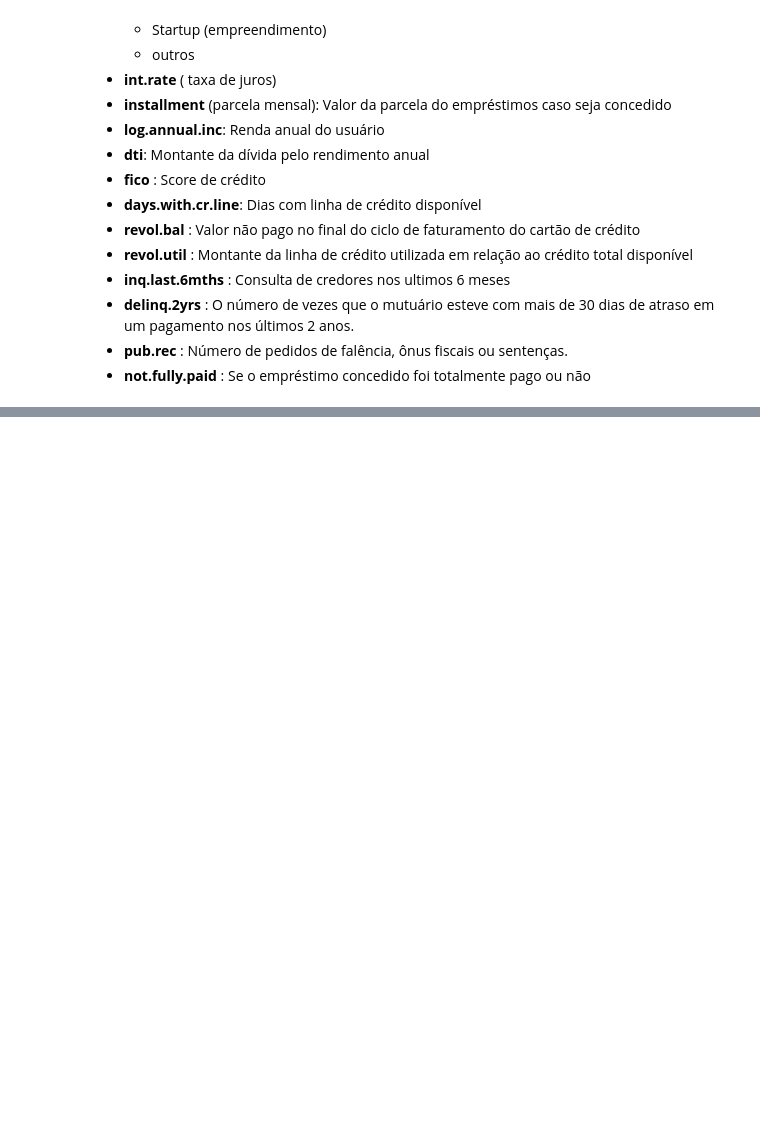
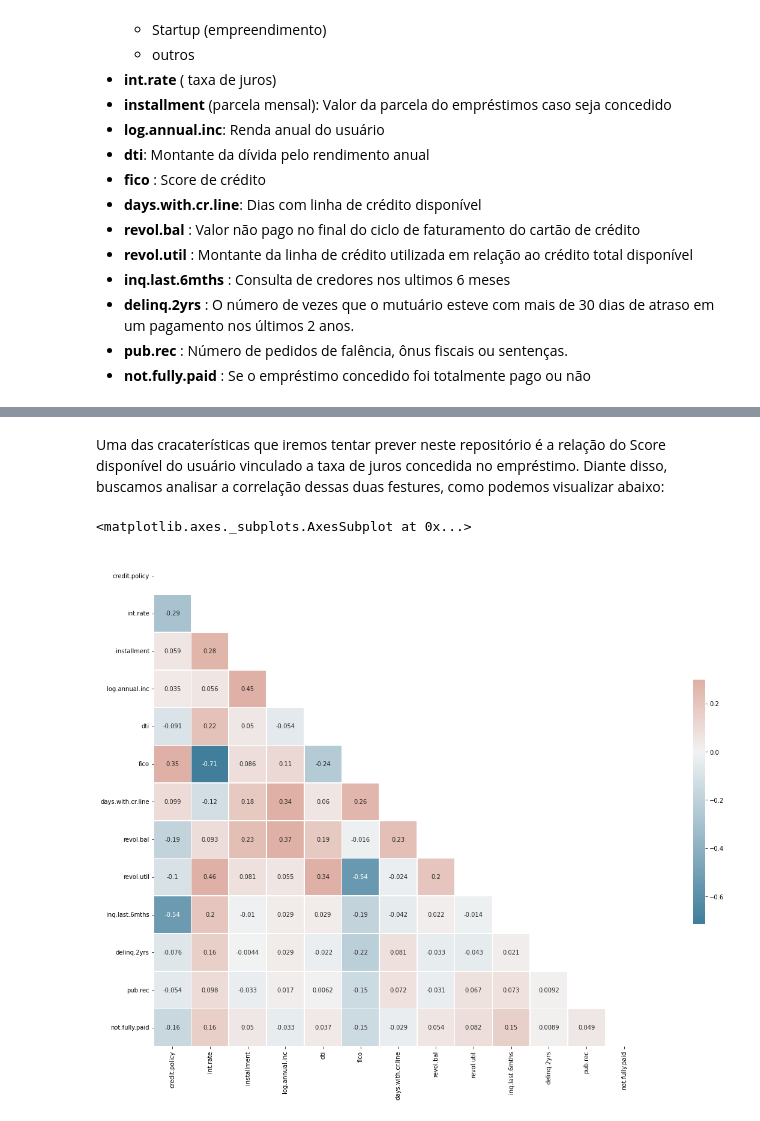
Before and after one commit to wander-asb/Emprestimos, a Jupyter notebook: emprestimos_previsao.ipynb, the cells around one changed output, grey strips where cells are left out. Drawn from its saved outputs; the diff is of its cells as text; code cells hidden in the pictures; blank space fills up the shorter version.

```diff
--- a/emprestimos_previsao.ipynb
+++ b/emprestimos_previsao.ipynb
@@ -63,0 +88,12 @@ df_emprestimos.tail()
+# %% [markdown]
+Uma das cracaterísticas que iremos tentar prever neste repositório é a relação do Score disponível do usuário vinculado a taxa de juros concedida no empréstimo. Diante disso, buscamos analisar a correlação dessas duas festures, como podemos visualizar abaixo:
+# %%
+corr = df_emprestimos.corr()
+mask = np.triu(np.ones_like(corr, dtype=bool))
+f, ax = plt.subplots(figsize=(30, 15))
+cmap = sns.diverging_palette(230, 20, as_cmap=True)
+sns.heatmap(corr, mask=mask, cmap=cmap, vmax=.3, center=0, annot=True,
+            square=True, linewidths=.6, cbar_kws={"shrink": .5})
+# %% [output]
+<matplotlib.axes._subplots.AxesSubplot at 0x...>
+[figure, added]
```
Also changed, not shown: parts of 12 cells of this notebook.
